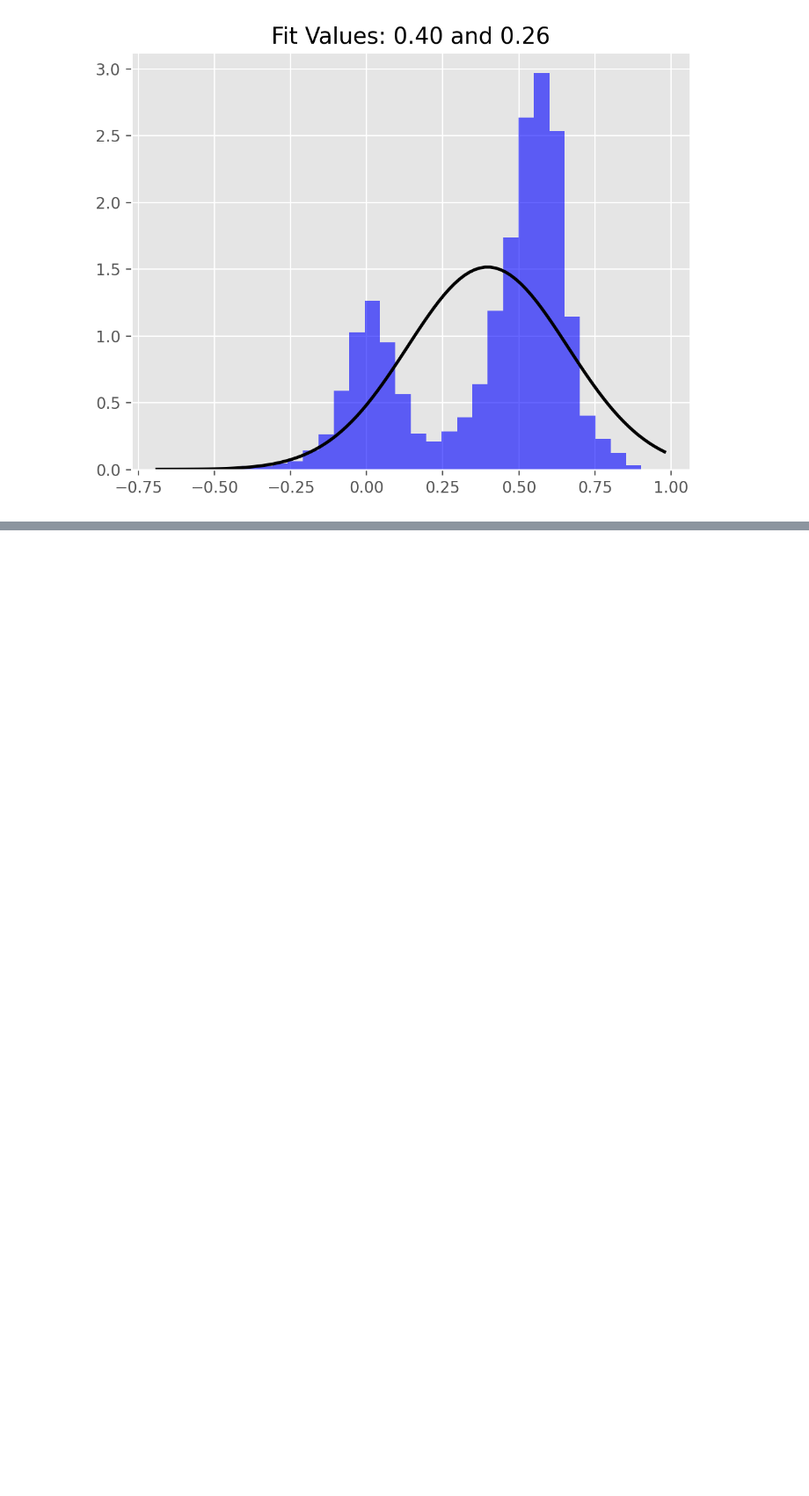
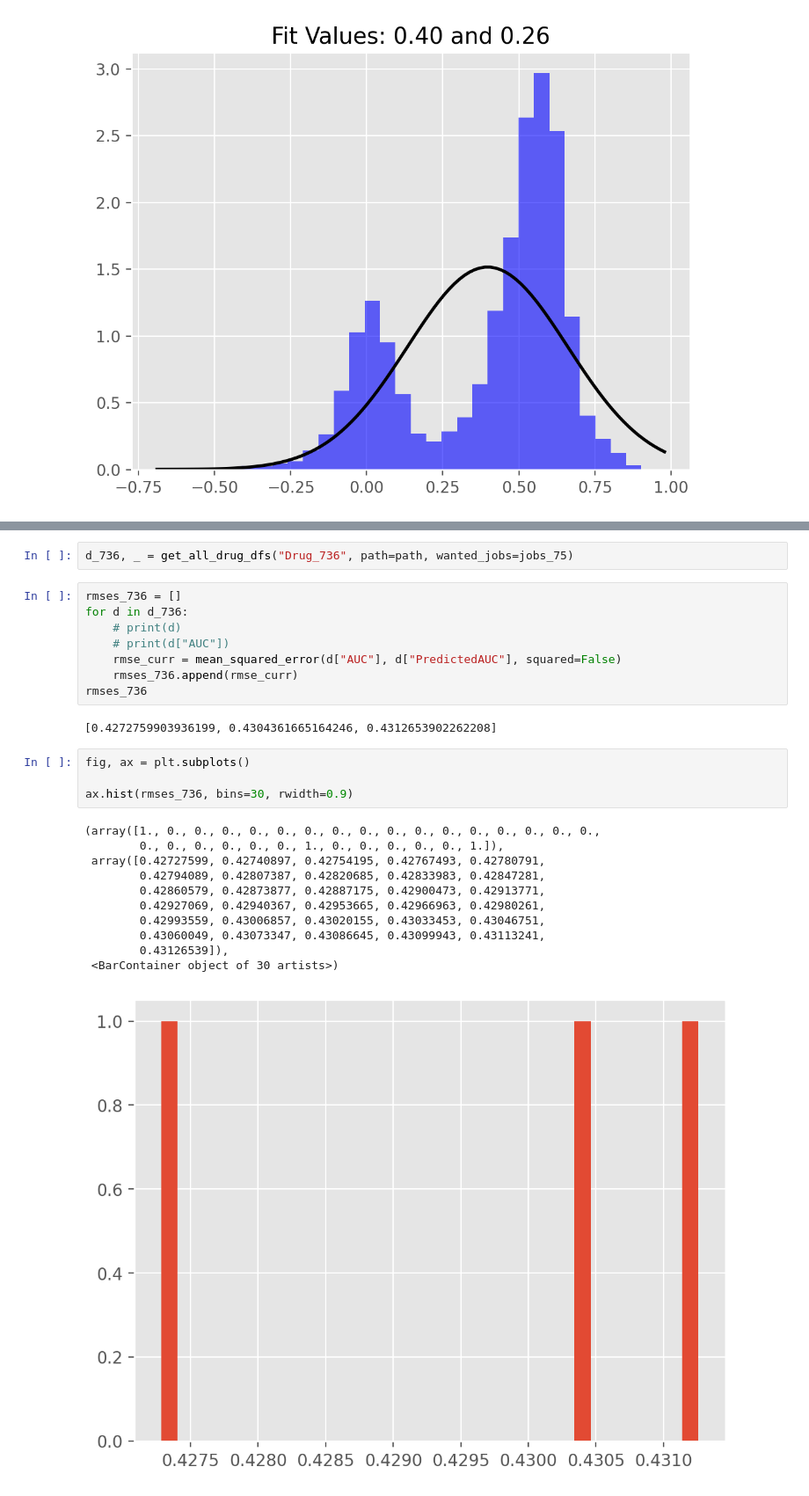
Before and after one commit to jakegwinn/argonne, a Jupyter notebook: data_analysis_logs.ipynb, the cells around one changed output, grey strips where cells are left out. Shown at 88% size. Cells and saved outputs as stored; diff of their text form; blank space fills up the shorter version.

```diff
--- a/data_analysis_logs.ipynb
+++ b/data_analysis_logs.ipynb
@@ -808,0 +850,28 @@ norm_hist(dict_75["Drug_988"]["AUCError"])
+# %%
+d_736, _ = get_all_drug_dfs("Drug_736", path=path, wanted_jobs=jobs_75)
+# %%
+rmses_736 = []
+for d in d_736:
+    # print(d)
+    # print(d["AUC"])
+    rmse_curr = mean_squared_error(d["AUC"], d["PredictedAUC"], squared=False)
+    rmses_736.append(rmse_curr)
+rmses_736
+# %% [output]
+[0.4272759903936199, 0.4304361665164246, 0.4312653902262208]
+# %%
+fig, ax = plt.subplots()
+
+ax.hist(rmses_736, bins=30, rwidth=0.9)
+# %% [output]
+(array([1., 0., 0., 0., 0., 0., 0., 0., 0., 0., 0., 0., 0., 0., 0., 0., 0.,
+        0., 0., 0., 0., 0., 0., 1., 0., 0., 0., 0., 0., 1.]),
+ array([0.42727599, 0.42740897, 0.42754195, 0.42767493, 0.42780791,
+        0.42794089, 0.42807387, 0.42820685, 0.42833983, 0.42847281,
+        0.42860579, 0.42873877, 0.42887175, 0.42900473, 0.42913771,
+        0.42927069, 0.42940367, 0.42953665, 0.42966963, 0.42980261,
+        0.42993559, 0.43006857, 0.43020155, 0.43033453, 0.43046751,
+        0.43060049, 0.43073347, 0.43086645, 0.43099943, 0.43113241,
+        0.43126539]),
+ <BarContainer object of 30 artists>)
+[figure, added]
```
Also changed, not shown: parts of 8 cells of this notebook, 11 other files.
